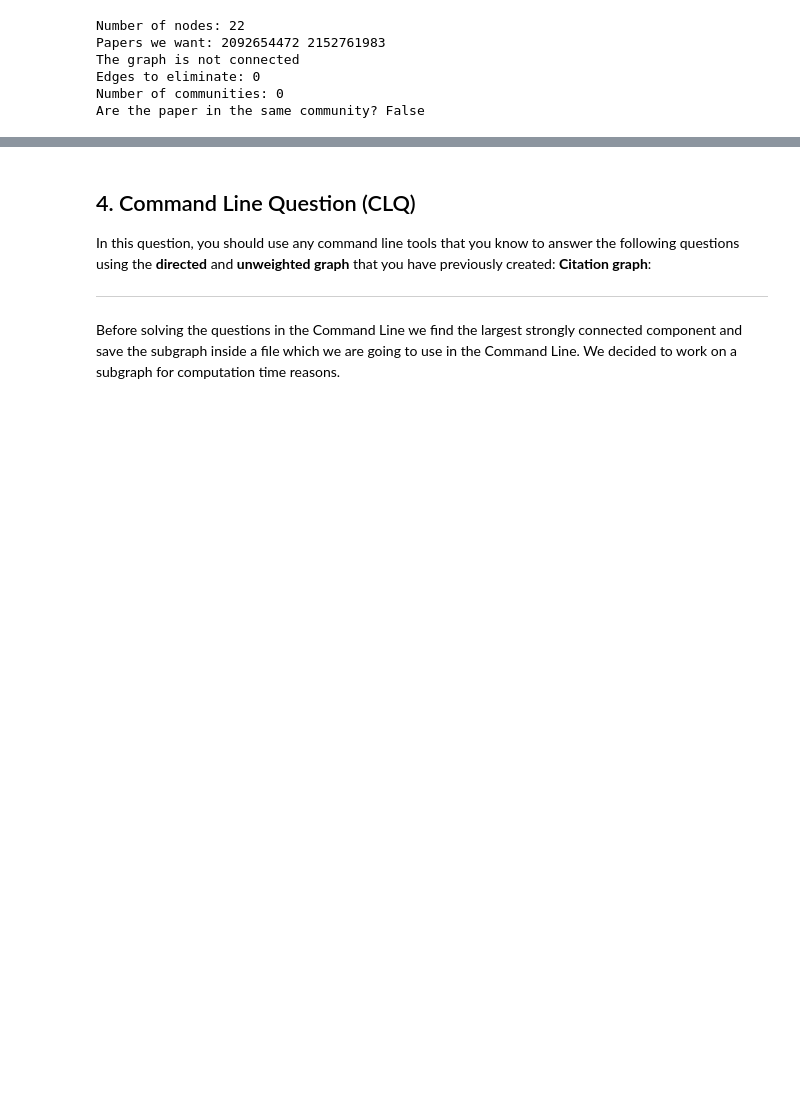
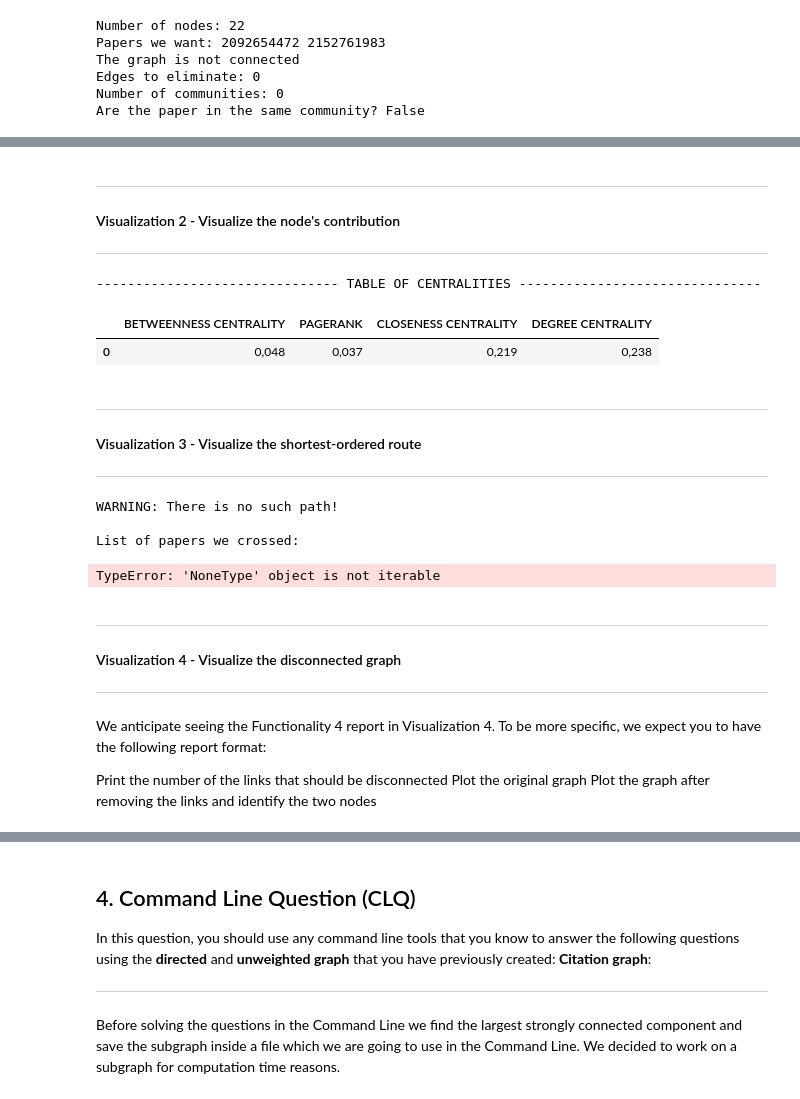
Before and after one commit to ahmadsaaddm/ADM-HW5, a Jupyter notebook: main.ipynb, the cells around one changed output, grey strips where cells are left out. Drawn from its saved outputs; the diff is of its cells as text; code cells hidden in the pictures; blank space fills up the shorter version.

```diff
--- a/main.ipynb
+++ b/main.ipynb
@@ -365,16 +380,11 @@ else:
 To comment
 # %%
 def nodes_contribution(graph,node,graph_name):
-  btwn = nx.betweenness_centrality_subset(graph,[node],graph.nodes())
-  pr = nx.pagerank(graph,personalization={node: 1.0})
+  btwn = nx.betweenness_centrality(graph)[node]
+  pr = nx.pagerank(graph)[node]
   clsn = nx.closeness_centrality(graph,u=node)
   dc = nx.degree_centrality(graph)[node]
   return btwn,pr,clsn,dc
-node_test = 2238402354
-if int(input('Insert 0 for Citation Graph and 1 for Collaboration Graph: ')) == 0:
-  cit_contribution = nodes_contribution(citation_graph,node_test,'citation')
-else:
-  collab_contribution = nodes_contribution(collaboration_graph,'collaboration')
 # %% [markdown]
 ### Functionality 3 - Shortest ordered walk
 # %%
@@ -718,0 +802,22 @@ In the next step we find the largest connected component and save the result ins
+# %% [markdown]
+---
+#### Visualization 2 - Visualize the node's contribution
+---
+# %%
+def visualize_centrality(graph,node,graph_name):
+    btwn,pr,clsn,dc = nodes_contribution(graph,node,graph_name)
+    data = {"Betweenness Centrality": btwn,"Pagerank": pr,"Closeness Centrality": clsn,"Degree Centrality": dc}
+    df = pd.DataFrame(data, index =[0])
+    formatted_df = df.style.format(precision=3, thousands=".", decimal=",").format_index(str.upper, axis=1)
+    display(formatted_df)
+# %%
+print("------------------------------- TABLE OF CENTRALITIES -------------------------------")
+visualize_centrality(citation_subgraph,2139212933,'citation')
+# %% [output]
+------------------------------- TABLE OF CENTRALITIES -------------------------------
+|  | BETWEENNESS CENTRALITY | PAGERANK | CLOSENESS CENTRALITY | DEGREE CENTRALITY |
+| 0 | 0,048 | 0,037 | 0,219 | 0,238 |
+# %% [markdown]
+---
+#### Visualization 3 - Visualize the shortest-ordered route
+---
@@ -718,0 +847,17 @@ In the next step we find the largest connected component and save the result ins
+# %%
+visualize_shortest_ordered_route(collaboration_subgraph,random.sample(topN_authors_aux, n),20,5)
+# %% [output]
+WARNING: There is no such path!
+
+List of papers we crossed:
+TypeError: 'NoneType' object is not iterable
+# %% [markdown]
+---
+#### Visualization 4 - Visualize the disconnected graph
+---
+# %% [markdown]
+We anticipate seeing the Functionality 4 report in Visualization 4. To be more specific, we expect you to have the following report format:
+
+Print the number of the links that should be disconnected
+Plot the original graph
+Plot the graph after removing the links and identify the two nodes
```
Also changed, not shown: parts of 18 cells of this notebook.
